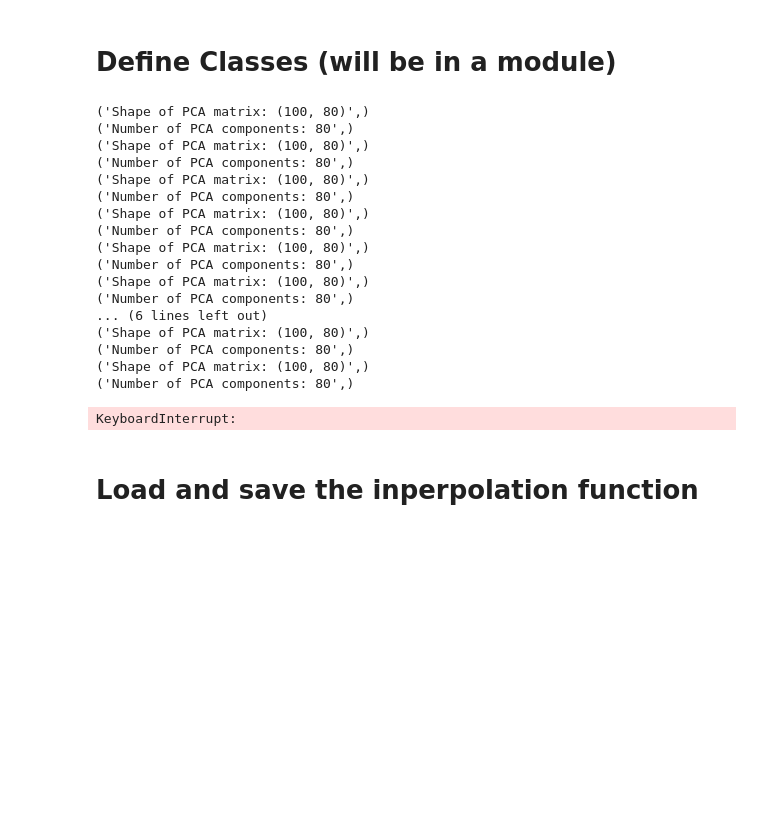
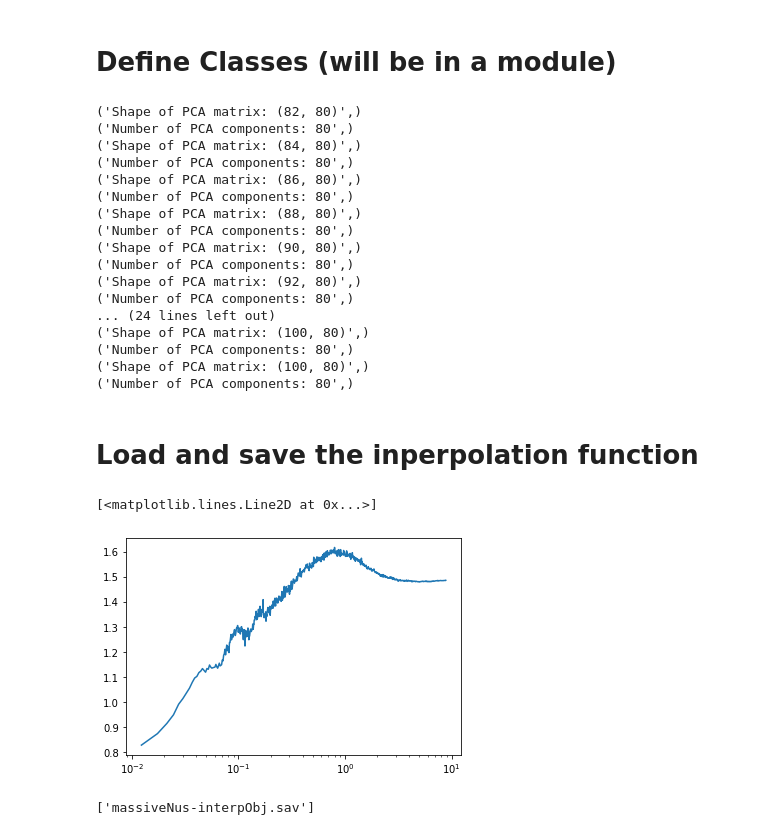
Before and after one commit to santiagocasas/looti-test-public, a Jupyter notebook: notebooks/Interpolating_function_Massive_Nus.ipynb, the cells around one changed output. Drawn from its saved outputs; the diff is of its cells as text; code cells hidden in the pictures; blank space fills up the shorter version.

```diff
--- a/notebooks/Interpolating_function_Massive_Nus.ipynb
+++ b/notebooks/Interpolating_function_Massive_Nus.ipynb
@@ -121,7 +124,7 @@ emulation_data.calculate_data_split(n_train=n_train, ##number of training vector
 # %%
 npca = 80
 # %%
-Interpolation = Interpolating_function()
+Interpolation = ito.Interpolating_function()
 
 for i,redshift in enumerate(emulation_data.z_requested):
 
@@ -137,28 +140,27 @@ for i,redshift in enumerate(emulation_data.z_requested):
                                                          train_redshift_indices = [i],
                                                          test_redshift_indices = [i],##indices of the test vectors
                                                          min_k =1e-2,max_k=10e1,return_interpolator=True)
-    function = Interpolating_function_redshift (emulation_data,interpolation_function,redshift,normalize=True)
+    function = ito.Interpolating_function_redshift (emulation_data,interpolation_function,redshift,normalize=True)
     Interpolation.redshift_available.append(redshift)
     Interpolation.list_interpolation_function.append(function)
 # %% [output]
+('Shape of PCA matrix: (82, 80)',)
+('Number of PCA components: 80',)
+('Shape of PCA matrix: (84, 80)',)
+('Number of PCA components: 80',)
+('Shape of PCA matrix: (86, 80)',)
+('Number of PCA components: 80',)
+('Shape of PCA matrix: (88, 80)',)
+('Number of PCA components: 80',)
+('Shape of PCA matrix: (90, 80)',)
+('Number of PCA components: 80',)
+('Shape of PCA matrix: (92, 80)',)
+('Number of PCA components: 80',)
+... (24 lines left out)
 ('Shape of PCA matrix: (100, 80)',)
 ('Number of PCA components: 80',)
 ('Shape of PCA matrix: (100, 80)',)
 ('Number of PCA components: 80',)
-('Shape of PCA matrix: (100, 80)',)
-('Number of PCA components: 80',)
-('Shape of PCA matrix: (100, 80)',)
-('Number of PCA components: 80',)
-('Shape of PCA matrix: (100, 80)',)
-('Number of PCA components: 80',)
-('Shape of PCA matrix: (100, 80)',)
-('Number of PCA components: 80',)
-... (6 lines left out)
-('Shape of PCA matrix: (100, 80)',)
-('Number of PCA components: 80',)
-('Shape of PCA matrix: (100, 80)',)
-('Number of PCA components: 80',)
-KeyboardInterrupt:
 # %% [markdown]
 # Load and save the inperpolation function
 # %%
@@ -171,4 +172,5 @@ with open('interpolating_function_Massive_Nus', 'rb') as f:
 # %%
 plt.semilogx(np.power(10,emulation_data.masked_k_grid),[Interpolation_loaded.predict(0.0,k,[0.06271,0.38154,2.2004]) for k in np.power(10,emulation_data.masked_k_grid) ])
-
-plt.semilogx(np.power(10,emulation_data.masked_k_grid),emulation_data.df_ext.loc["theo",0.0,"mnv",0.06271,"om",0.38154,"As",2.2004].values)
+# %% [output]
+[<matplotlib.lines.Line2D at 0x...>]
+[figure, added]
@@ -174,0 +181,5 @@ plt.semilogx(np.power(10,emulation_data.masked_k_grid),emulation_data.df_ext.loc
+# %%
+filename = 'massiveNus-interpObj.sav'
+joblib.dump(Interpolation, filename)
+# %% [output]
+['massiveNus-interpObj.sav']
```
Also changed, not shown: parts of 8 cells of this notebook, 12 other files.
